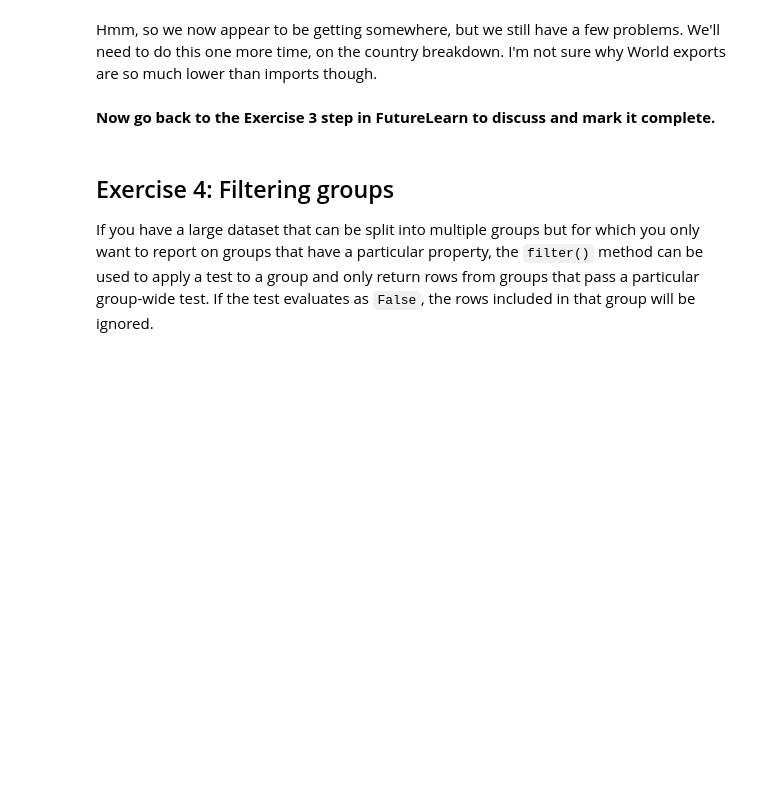
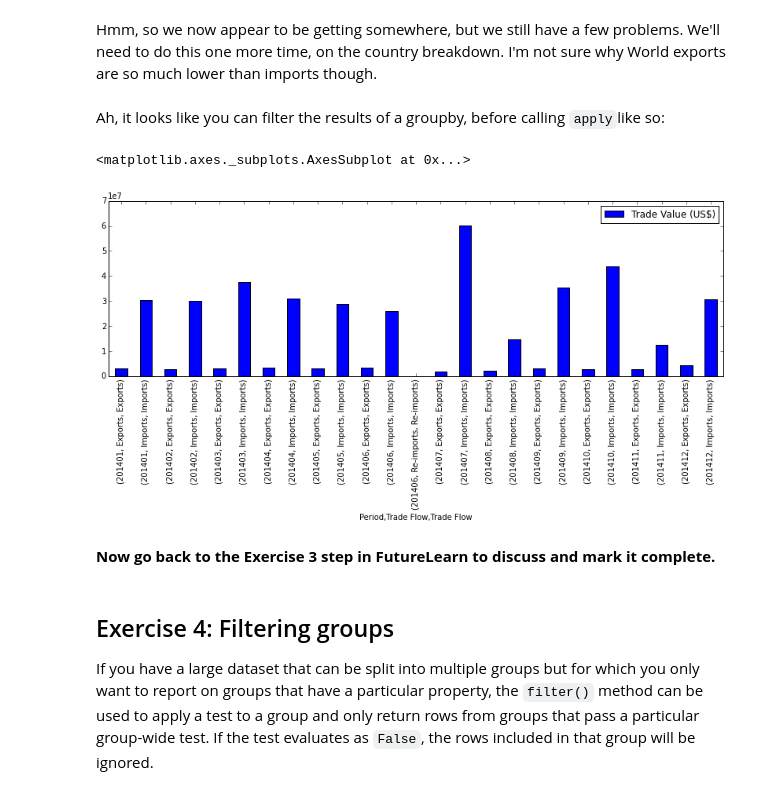
Before and after one commit to mrchrisadams/future-learn-learn-to-code, a Jupyter notebook: Week 4_exercise_notebook-copy.ipynb, the cells around one changed output. Saved outputs shown, nothing was run; the diff lists cells and outputs as text; code cells hidden in the pictures; blank space fills up the shorter version.

Commit message:
Added something close to a useful chart for palm oil import/exports

```diff
--- a/Week 4_exercise_notebook-copy.ipynb
+++ b/Week 4_exercise_notebook-copy.ipynb
@@ -693,2 +701,11 @@ palmOilWorldSalesCountry.groupby(("Period", "Trade Flow")).apply(top3).plot(kind
 # %% [markdown]
 Hmm, so we now appear to be getting somewhere, but we still have a few problems. We'll need to do this one more time, on the country breakdown. I'm not sure why World exports are so much lower than imports though.
+# %% [markdown]
+Ah, it looks like you can filter the results of a groupby, before calling `apply`like so:
+# %%
+just_trade = palmOilWorldSalesCountry.groupby(("Period", "Trade Flow"))[["Trade Value (US$)"]]
+
+just_trade.apply(top3).plot(kind='bar', figsize=(14,4))
+# %% [output]
+<matplotlib.axes._subplots.AxesSubplot at 0x...>
+[figure, added]
```
Also changed, not shown: parts of 3 cells of this notebook.
